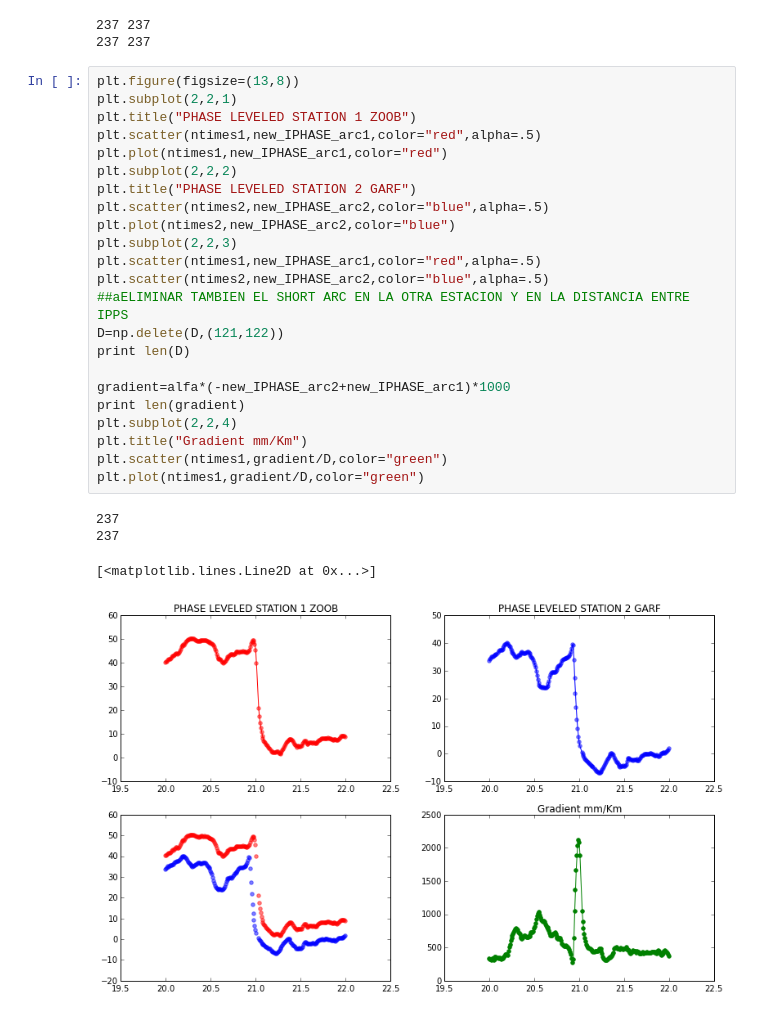
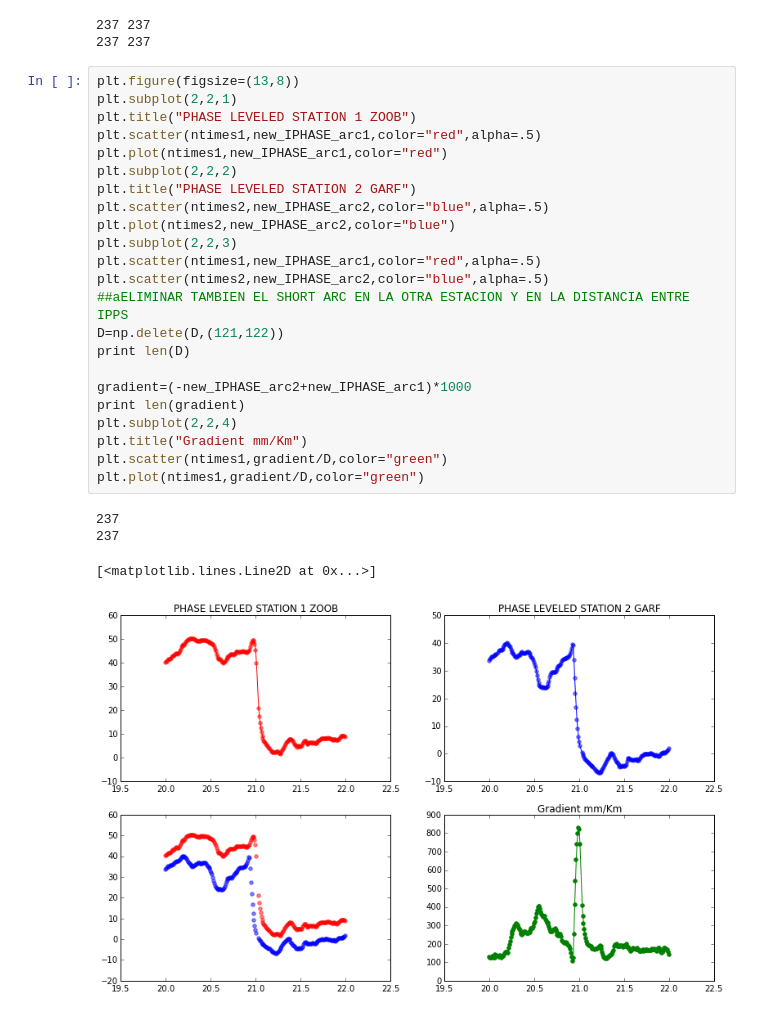
Before and after one commit to loveforeverLi/Trabajo_GNSS, a Jupyter notebook: Ejercicios 2. Iono Gradients-ZOB1-GARF.ipynb, the cells around one changed output. Saved outputs shown, nothing was run; the diff lists cells and outputs as text.

Commit message:
pequeña correccion al gradiente, estaba multiplicando dos veces por alpha

```diff
--- a/Ejercicios 2. Iono Gradients-ZOB1-GARF.ipynb
+++ b/Ejercicios 2. Iono Gradients-ZOB1-GARF.ipynb
@@ -376,28 +373,28 @@ print ntimes2.size,new_IPHASE_arc2.size
 # %%
 plt.figure(figsize=(13,8))
 plt.subplot(2,2,1)
 plt.title("PHASE LEVELED STATION 1 ZOOB")
 plt.scatter(ntimes1,new_IPHASE_arc1,color="red",alpha=.5)
 plt.plot(ntimes1,new_IPHASE_arc1,color="red")
 plt.subplot(2,2,2)
 plt.title("PHASE LEVELED STATION 2 GARF")
 plt.scatter(ntimes2,new_IPHASE_arc2,color="blue",alpha=.5)
 plt.plot(ntimes2,new_IPHASE_arc2,color="blue")
 plt.subplot(2,2,3)
 plt.scatter(ntimes1,new_IPHASE_arc1,color="red",alpha=.5)
 plt.scatter(ntimes2,new_IPHASE_arc2,color="blue",alpha=.5)
 ##aELIMINAR TAMBIEN EL SHORT ARC EN LA OTRA ESTACION Y EN LA DISTANCIA ENTRE IPPS
 D=np.delete(D,(121,122))
 print len(D)
 
-gradient=alfa*(-new_IPHASE_arc2+new_IPHASE_arc1)*1000
+gradient=(-new_IPHASE_arc2+new_IPHASE_arc1)*1000
 print len(gradient)
 plt.subplot(2,2,4)
 plt.title("Gradient mm/Km")
 plt.scatter(ntimes1,gradient/D,color="green")
 plt.plot(ntimes1,gradient/D,color="green")
 # %% [output]
 237
 237
 [<matplotlib.lines.Line2D at 0x...>]
-[figure, old version]
+[figure, new version]
```
Also changed, not shown: parts of 1 cell of this notebook, 1 other file.
